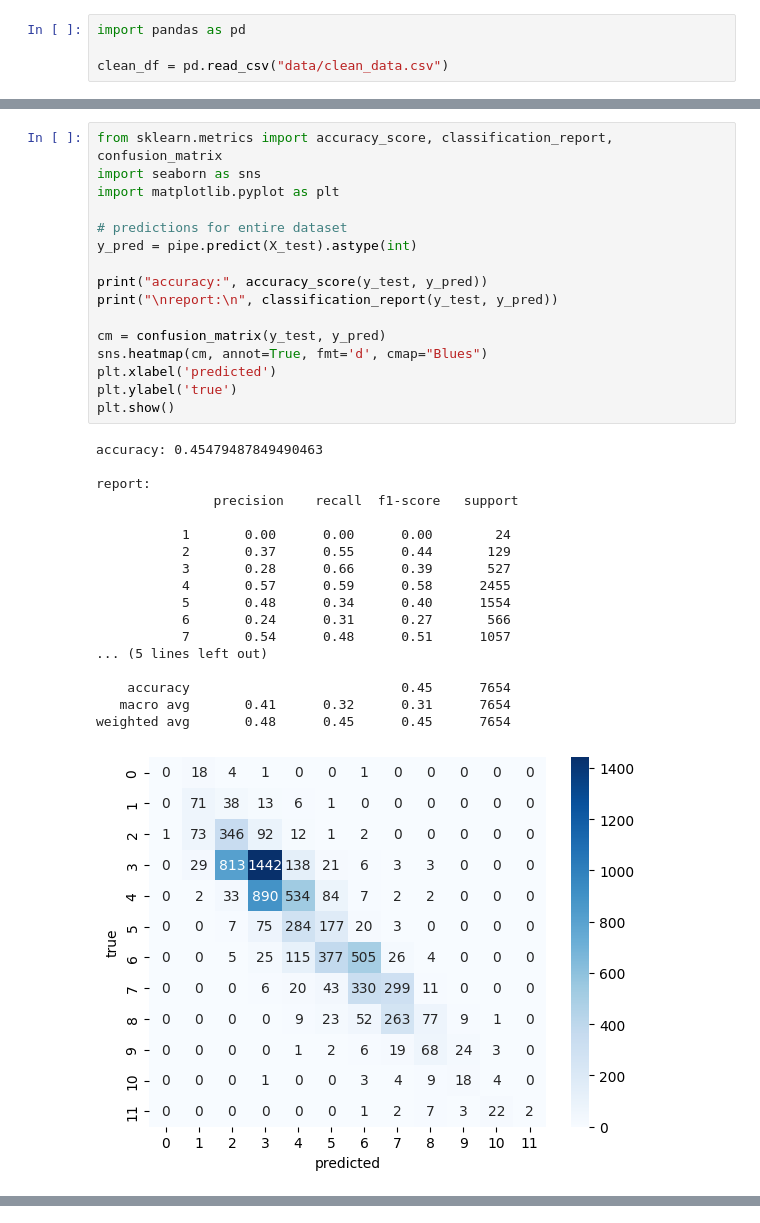
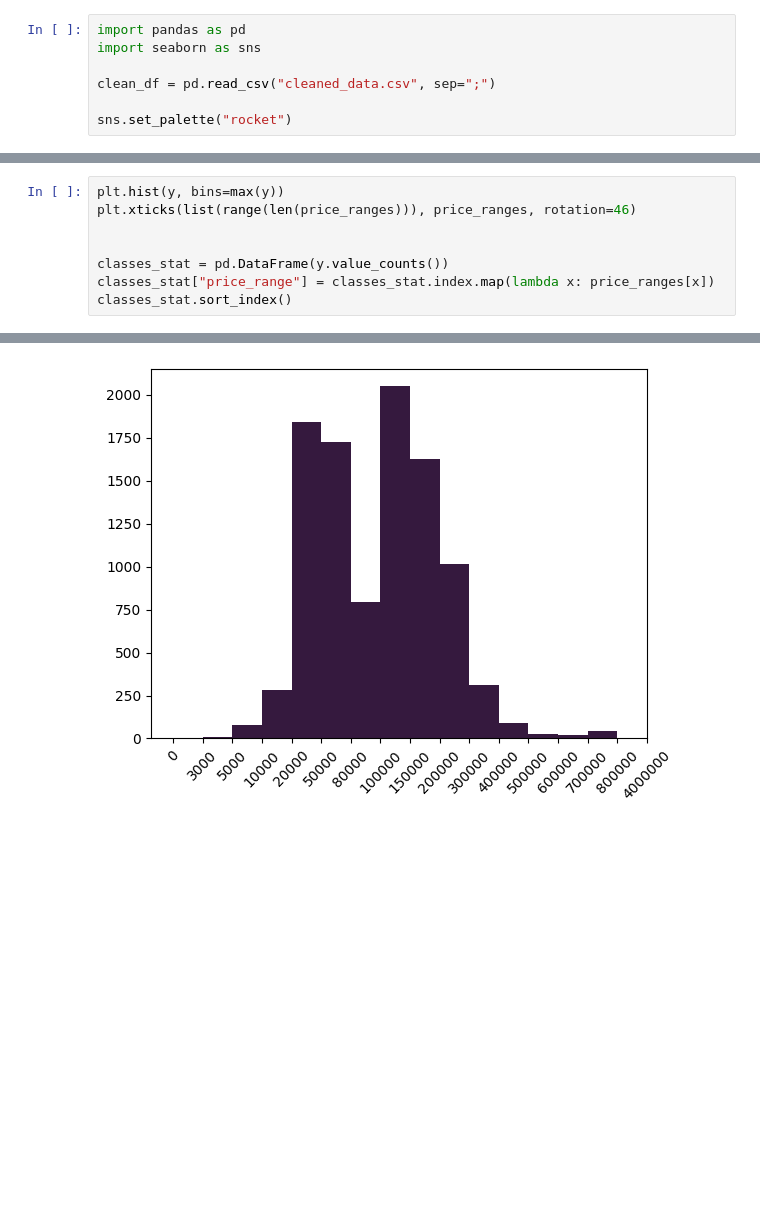
Before and after one commit to Advanced-Data-Mining/Otomoto_data_mining, a Jupyter notebook: random_forest_rfecv.ipynb, the cells around one changed output, grey strips where cells are left out. Cells and saved outputs as stored; diff of their text form; blank space fills up the shorter version.

```diff
--- a/random_forest_rfecv.ipynb
+++ b/random_forest_rfecv.ipynb
@@ -1,6 +1,9 @@
 # %%
 import pandas as pd
+import seaborn as sns
 
-clean_df = pd.read_csv("data/clean_data.csv")
+clean_df = pd.read_csv("cleaned_data.csv", sep=";")
+
+sns.set_palette("rocket")
 # %%
 with pd.option_context("display.float_format", "{:.1f}".format):
@@ -160,35 +144,9 @@ plt.show()
-# %%
-from sklearn.metrics import accuracy_score, classification_report, confusion_matrix
-import seaborn as sns
-import matplotlib.pyplot as plt
-
-# predictions for entire dataset
-y_pred = pipe.predict(X_test).astype(int)
-
-print("accuracy:", accuracy_score(y_test, y_pred))
-print("\nreport:\n", classification_report(y_test, y_pred))
-
-cm = confusion_matrix(y_test, y_pred)
-sns.heatmap(cm, annot=True, fmt='d', cmap="Blues")
-plt.xlabel('predicted')
-plt.ylabel('true')
-plt.show()
-# %% [output]
-accuracy: 0.45479487849490463
-
-report:
-               precision    recall  f1-score   support
-
-           1       0.00      0.00      0.00        24
-           2       0.37      0.55      0.44       129
-           3       0.28      0.66      0.39       527
-           4       0.57      0.59      0.58      2455
-           5       0.48      0.34      0.40      1554
-           6       0.24      0.31      0.27       566
-           7       0.54      0.48      0.51      1057
-... (5 lines left out)
-
-    accuracy                           0.45      7654
-   macro avg       0.41      0.32      0.31      7654
-weighted avg       0.48      0.45      0.45      7654
-[figure, removed]
+# %%
+plt.hist(y, bins=max(y))
+plt.xticks(list(range(len(price_ranges))), price_ranges, rotation=46)
+
+
+classes_stat = pd.DataFrame(y.value_counts())
+classes_stat["price_range"] = classes_stat.index.map(lambda x: price_ranges[x])
+classes_stat.sort_index()
+# %% [output]
@@ -194,0 +171 @@ weighted avg       0.48      0.45      0.45      7654
+[figure, added]
```
Also changed, not shown: parts of 13 cells of this notebook.
